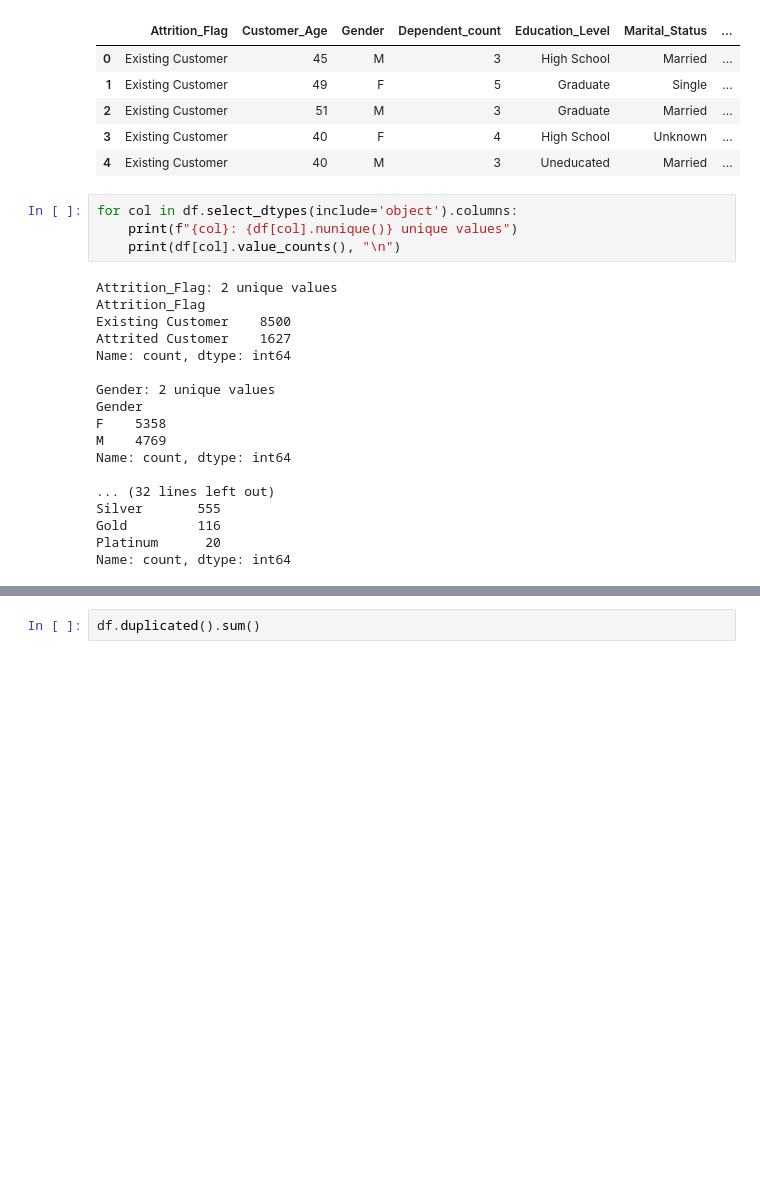
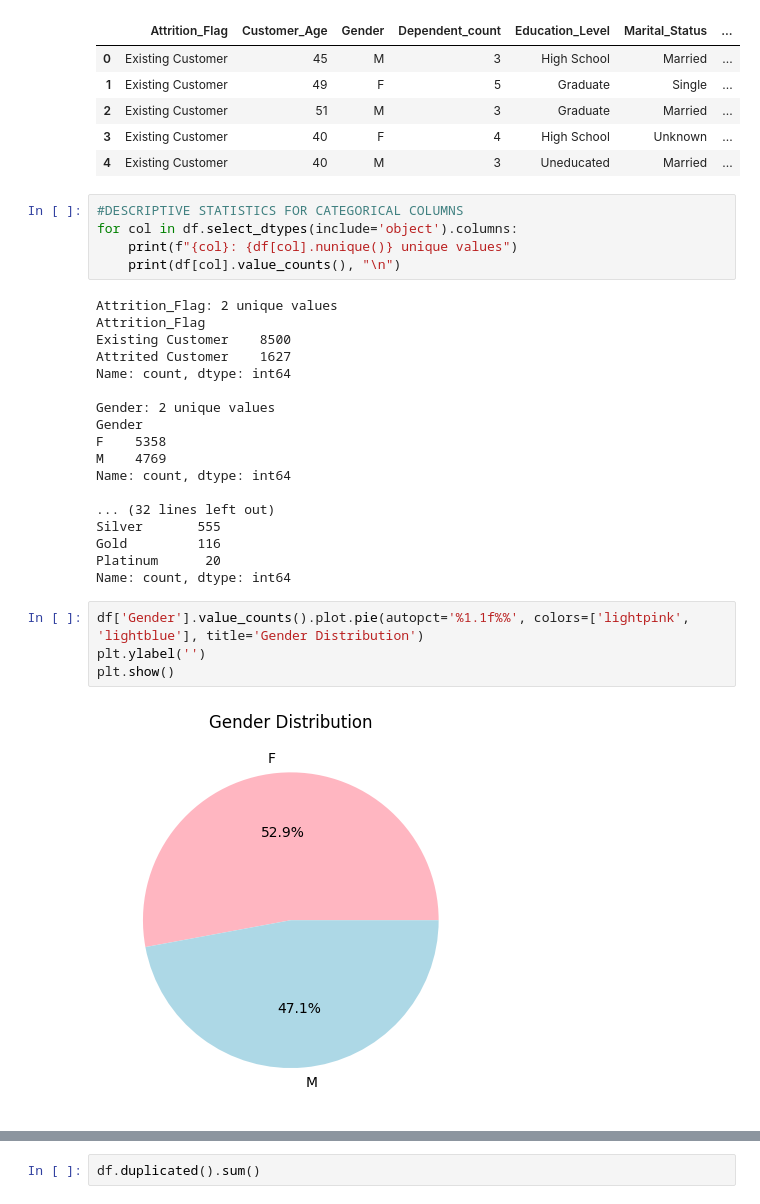
Before and after one commit to k-manu/churn-prediction, a Jupyter notebook: Code/Notebooks/BankChurners.ipynb, the cells around one changed output, grey strips where cells are left out. Saved outputs shown, nothing was run; the diff lists cells and outputs as text; blank space fills up the shorter version.

Commit message:
Updated descriptive and inferential statistics in notebook

```diff
--- a/Code/Notebooks/BankChurners.ipynb
+++ b/Code/Notebooks/BankChurners.ipynb
@@ -106,6 +108,7 @@ df.head()
 | 3 | Existing Customer | 40 | F | 4 | High School | Unknown | ... |
 | 4 | Existing Customer | 40 | M | 3 | Uneducated | Married | ... |
 # %%
+#DESCRIPTIVE STATISTICS FOR CATEGORICAL COLUMNS
 for col in df.select_dtypes(include='object').columns:
     print(f"{col}: {df[col].nunique()} unique values")
     print(df[col].value_counts(), "\n")
@@ -127,3 +130,9 @@ Silver       555
 Gold         116
 Platinum      20
 Name: count, dtype: int64
+# %%
+df['Gender'].value_counts().plot.pie(autopct='%1.1f%%', colors=['lightpink', 'lightblue'], title='Gender Distribution')
+plt.ylabel('')
+plt.show()
+# %% [output]
+[figure, added]
```
Also changed, not shown: parts of 46 cells of this notebook.
